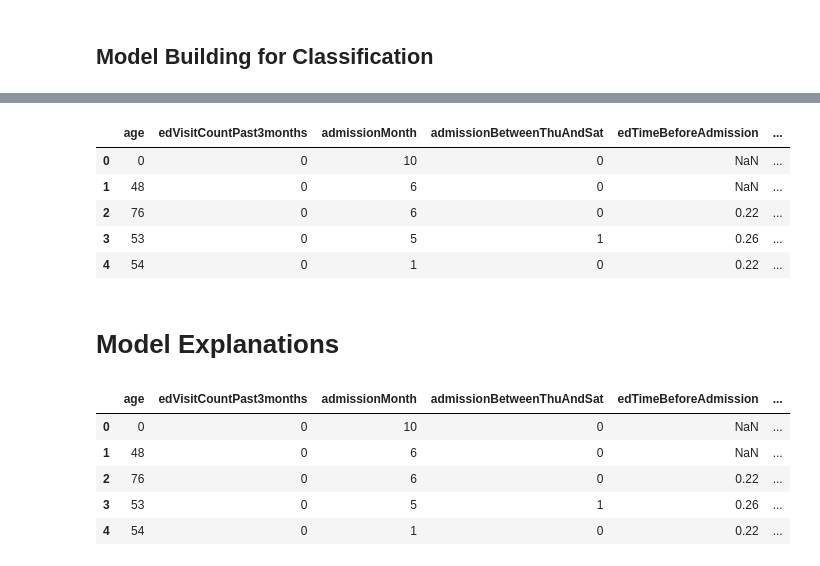
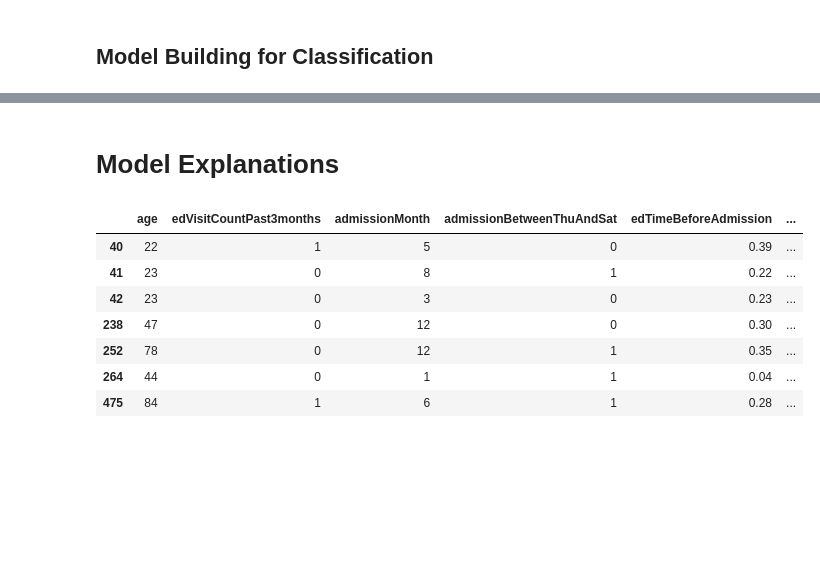
Before and after one commit to rsirosh/KenSciExternalDemo, a Jupyter notebook: LOS Prediction.ipynb, the cells around one changed output, grey strips where cells are left out. Saved outputs shown, nothing was run; the diff lists cells and outputs as text; code cells hidden in the pictures; blank space fills up the shorter version.

```diff
--- a/LOS Prediction.ipynb
+++ b/LOS Prediction.ipynb
@@ -248,0 +248,3 @@ X_train, X_test, y_train, y_test = train_test_split(training, target, test_size=
+# %%
+# Take a subset of the data (to reduce runtime)
+data = data.iloc[0:600,:]
@@ -326,29 +339,22 @@ auc = np.mean(auc)
-# %%
-data.head()
-# %% [output]
-|  | age | edVisitCountPast3months | admissionMonth | admissionBetweenThuAndSat | edTimeBeforeAdmission | ... |
-| 0 | 0 | 0 | 10 | 0 | NaN | ... |
-| 1 | 48 | 0 | 6 | 0 | NaN | ... |
-| 2 | 76 | 0 | 6 | 0 | 0.22 | ... |
-| 3 | 53 | 0 | 5 | 1 | 0.26 | ... |
-| 4 | 54 | 0 | 1 | 0 | 0.22 | ... |
 # %% [markdown]
 # Model Explanations
 # %%
 #Drops all rows containing null values
-tempData = tempData.dropna()
+tempData = data.dropna()
+# %% [output]
+|  | age | edVisitCountPast3months | admissionMonth | admissionBetweenThuAndSat | edTimeBeforeAdmission | ... |
+| 40 | 22 | 1 | 5 | 0 | 0.39 | ... |
+| 41 | 23 | 0 | 8 | 1 | 0.22 | ... |
+| 42 | 23 | 0 | 3 | 0 | 0.23 | ... |
+| 238 | 47 | 0 | 12 | 0 | 0.30 | ... |
+| 252 | 78 | 0 | 12 | 1 | 0.35 | ... |
+| 264 | 44 | 0 | 1 | 1 | 0.04 | ... |
+| 475 | 84 | 1 | 6 | 1 | 0.28 | ... |
 # %%
 #Split into training and testing data sets
-trainingLime = tempData.iloc[:, 0:27]
-targetLime = tempData.iloc[:,28:]
-targetLime.head()
+num_variables = len(tempData.columns)
+trainingLime = tempData.iloc[:, 0:num_variables-1]
+targetLime = tempData.iloc[:,num_variables-1:]
-# %% [output]
-|  | age | edVisitCountPast3months | admissionMonth | admissionBetweenThuAndSat | edTimeBeforeAdmission | ... |
-| 0 | 0 | 0 | 10 | 0 | NaN | ... |
-| 1 | 48 | 0 | 6 | 0 | NaN | ... |
-| 2 | 76 | 0 | 6 | 0 | 0.22 | ... |
-| 3 | 53 | 0 | 5 | 1 | 0.26 | ... |
-| 4 | 54 | 0 | 1 | 0 | 0.22 | ... |
 # %%
 #This function splits the training and target sets into random train and test subsets.
 #X_trainLime and X_testLime are subsets of the training data
```
Also changed, not shown: parts of 20 cells of this notebook.
